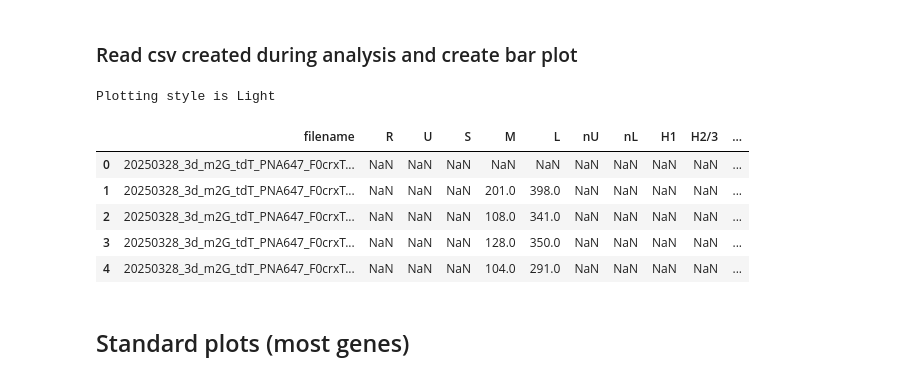
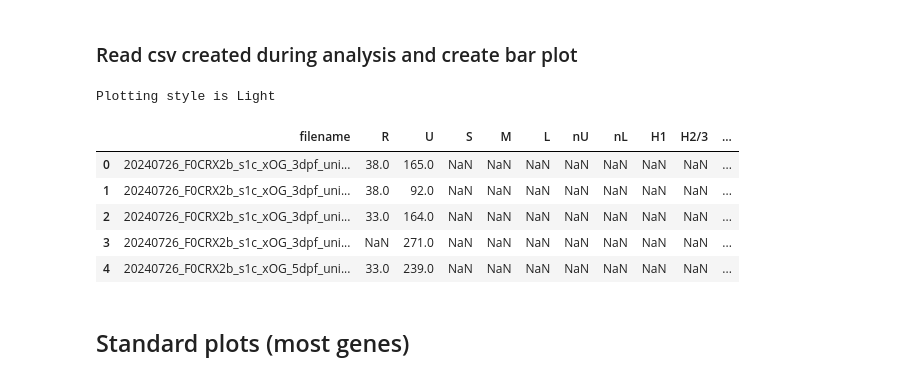
Before and after one commit to Cmhouseholder/pythonCode, a Jupyter notebook: Plot_photoreceptorCounts.ipynb, the cells around one changed output. Saved outputs shown, nothing was run; the diff lists cells and outputs as text; code cells hidden in the pictures.

```diff
--- a/Plot_photoreceptorCounts.ipynb
+++ b/Plot_photoreceptorCounts.ipynb
@@ -38,7 +38,7 @@ baseColor = applyPlotStyle(pBGMenu.value)
 
 #gene of interest
 # goi = 'tbx2aF3_nr2e3F0'
-goi = 'F0CRXTbx2a-M/L'
+goi = 'F0CRXTbx2b_M/L'
 
 
 if goi == 'nr2e3':
@@ -131,43 +131,48 @@ elif goi == 'F0tbx2aSWAP':
     geneList = ['wt','tbx2a_nalou','tbx2a_fou']
     photoreceptors = ['R','U']
 elif goi == 'F0tbx2aSWAP_RESCUE':
-    dPath = "D:/Analysis/"
+    dPath = "Y:/Cell Segmentation/"
     fName = "F0Tbx2aRESCUE_SWAP_combinedcounts.csv"
-    geneList = ['wt','tbx2a_nalou','tbx2a_fou']
+    geneList = ['wt','tbx2a_het','tbx2a_KO']
     photoreceptors = ['R','U']
 elif goi == 'F0CRXTbx2b':
     dPath = "D:/Analysis/20250130_F0CRXTbx2b_s1CxOG/"
     fName = "F0CRX2b_combinedcounts.csv"
     geneList = ['wt','tbx2ainj','tbx2binj']
     photoreceptors = ['R','U']
 elif goi == 'F0CRXTbx2a':
     dPath = "D:/Analysis/20250227_F0CRXTbx2a_s1c_xOG/"
     fName = "20250227_F0CRXTbx2a_s1CxOG_counts.csv"
     geneList = ['wt','tbx2a_3d','tbx2a_5d']
     photoreceptors = ['R','U']
 elif goi == 'F0CRXTbx2a-M/L':
     dPath = "Z:/Analysis/20250328_F0CRXTbx2a_tdT_m2G/"
     fName = "F0CRXTbx2am2GtdT_counts.csv"
     geneList = ['wt','tbx2a_3d','tbx2a_5d']
     photoreceptors = ['M','L']
+elif goi == 'F0CRXTbx2b_M/L':
+    dPath = "Z:/Analysis/20250328_F0CRXTbx2b_tdT_m2G/"
+    fName = "F0CRXTbx2_combinedcounts.csv"
+    geneList = ['wt','tbx2b_3','tbx2b_5']
+    photoreceptors = ['R', 'U', 'M','L']
 
 elif goi == '':
     dPath = "zzzzzzz"
     fName = "zzzzz.csv"
     geneList = ['wt','zzzzz']
     photoreceptors = ['R','U','S','M','L']
 
 
 df = pd.read_csv(dPath + fName)
 df.head(5)
 # %% [output]
 Plotting style is Light
 |  | filename | R | U | S | M | L | nU | nL | H1 | H2/3 | ... |
-| 0 | 20250328_3d_m2G_tdT_PNA647_F0crxT... | NaN | NaN | NaN | NaN | NaN | NaN | NaN | NaN | NaN | ... |
-| 1 | 20250328_3d_m2G_tdT_PNA647_F0crxT... | NaN | NaN | NaN | 201.0 | 398.0 | NaN | NaN | NaN | NaN | ... |
-| 2 | 20250328_3d_m2G_tdT_PNA647_F0crxT... | NaN | NaN | NaN | 108.0 | 341.0 | NaN | NaN | NaN | NaN | ... |
-| 3 | 20250328_3d_m2G_tdT_PNA647_F0crxT... | NaN | NaN | NaN | 128.0 | 350.0 | NaN | NaN | NaN | NaN | ... |
-| 4 | 20250328_3d_m2G_tdT_PNA647_F0crxT... | NaN | NaN | NaN | 104.0 | 291.0 | NaN | NaN | NaN | NaN | ... |
+| 0 | 20240726_F0CRX2b_s1c_xOG_3dpf_uni... | 38.0 | 165.0 | NaN | NaN | NaN | NaN | NaN | NaN | NaN | ... |
+| 1 | 20240726_F0CRX2b_s1c_xOG_3dpf_uni... | 38.0 | 92.0 | NaN | NaN | NaN | NaN | NaN | NaN | NaN | ... |
+| 2 | 20240726_F0CRX2b_s1c_xOG_3dpf_uni... | 33.0 | 164.0 | NaN | NaN | NaN | NaN | NaN | NaN | NaN | ... |
+| 3 | 20240726_F0CRX2b_s1c_xOG_3dpf_uni... | NaN | 271.0 | NaN | NaN | NaN | NaN | NaN | NaN | NaN | ... |
+| 4 | 20240726_F0CRX2b_s1c_xOG_5dpf_uni... | 33.0 | 239.0 | NaN | NaN | NaN | NaN | NaN | NaN | NaN | ... |
 # %% [markdown]
 ## Standard plots (most genes)
 # %%
```
Also changed, not shown: parts of 1 cell of this notebook, 1 other file.
